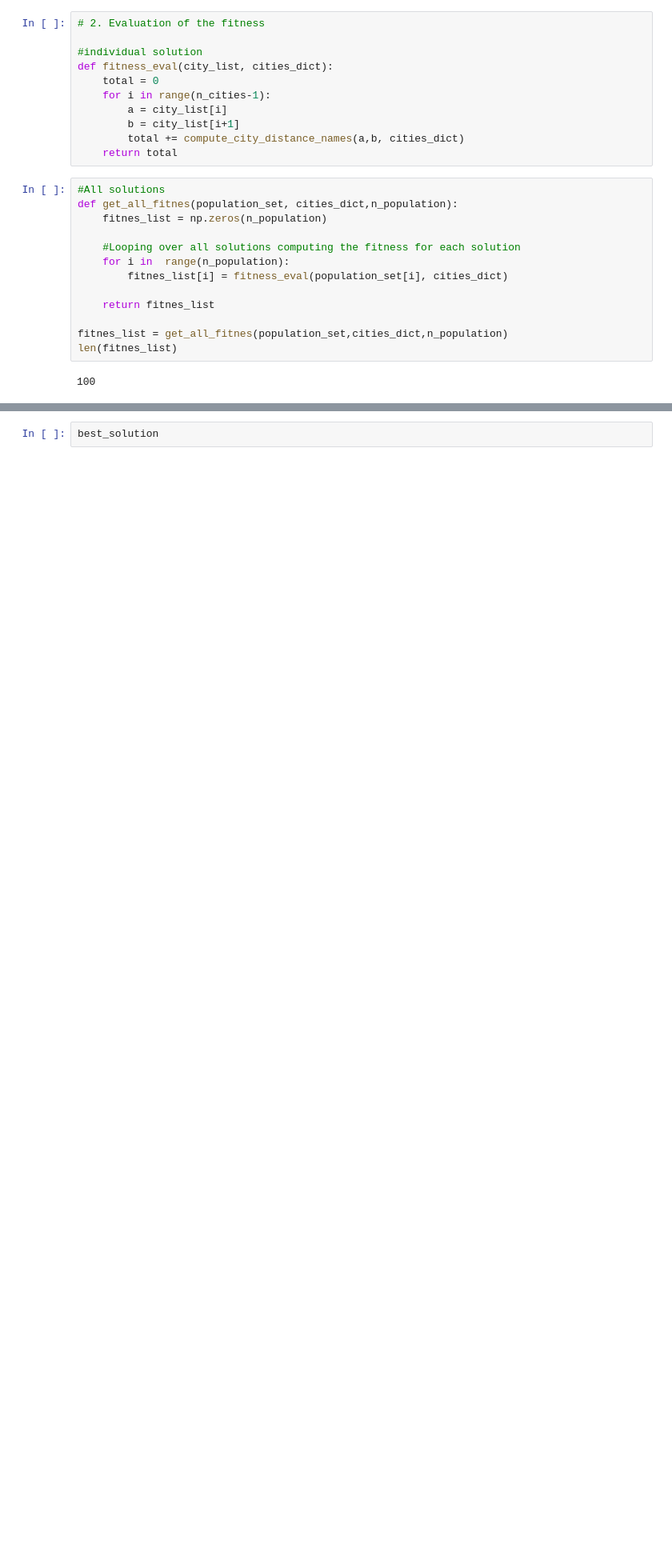
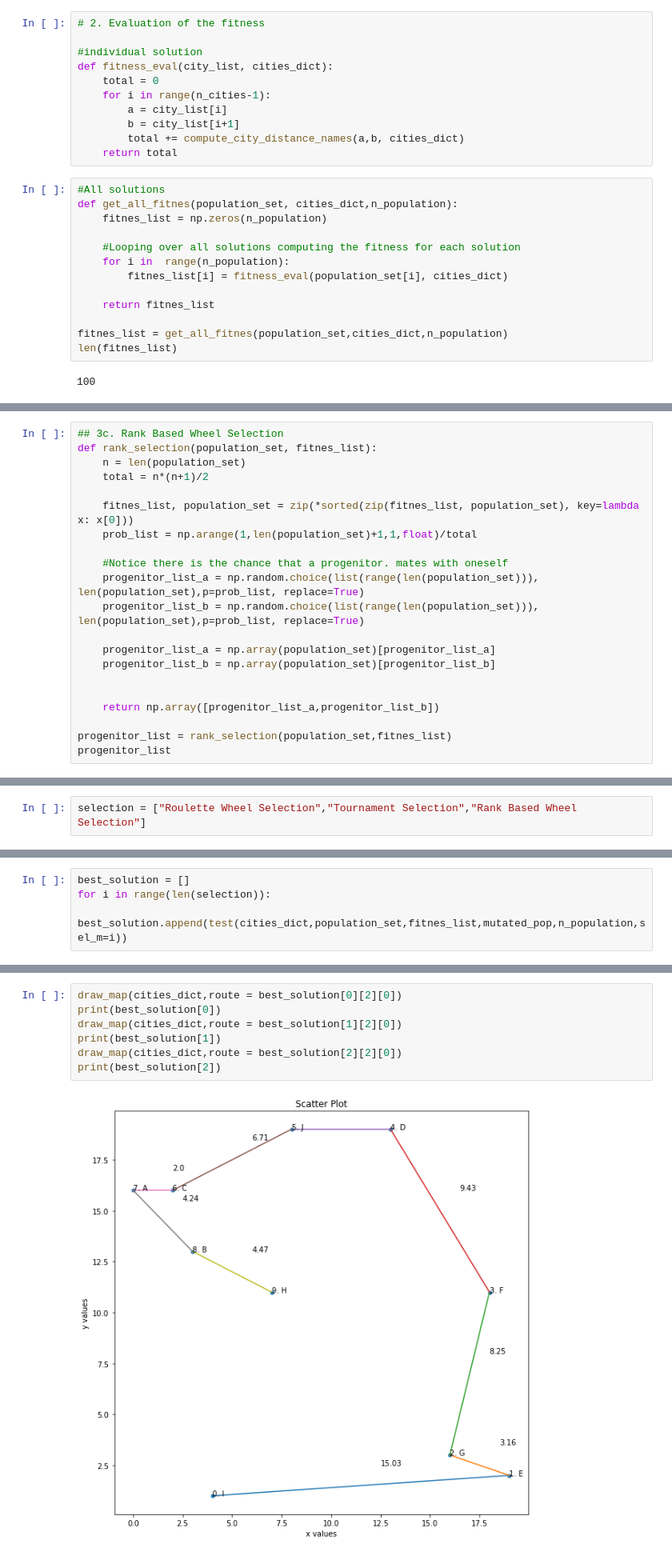
Before and after one commit to CalebThian/Genetic-Algorithm-Basic, a Jupyter notebook: GA.ipynb, the cells around one changed output, grey strips where cells are left out. Shown: that part at 80% size. Drawn from its saved outputs; the diff is of its cells as text; blank space fills up the shorter version.

Commit message:
add rank based wheel selection

```diff
--- a/GA.ipynb
+++ b/GA.ipynb
@@ -198,0 +195,21 @@ array([[['I', 'H', 'E', ..., 'A', 'G', 'D'],
+# %%
+## 3c. Rank Based Wheel Selection
+def rank_selection(population_set, fitnes_list):
+    n = len(population_set)
+    total = n*(n+1)/2
+
+    fitnes_list, population_set = zip(*sorted(zip(fitnes_list, population_set), key=lambda x: x[0]))
+    prob_list = np.arange(1,len(population_set)+1,1,float)/total
+
+    #Notice there is the chance that a progenitor. mates with oneself
+    progenitor_list_a = np.random.choice(list(range(len(population_set))), len(population_set),p=prob_list, replace=True)
+    progenitor_list_b = np.random.choice(list(range(len(population_set))), len(population_set),p=prob_list, replace=True)
+
+    progenitor_list_a = np.array(population_set)[progenitor_list_a]
+    progenitor_list_b = np.array(population_set)[progenitor_list_b]
+
+
+    return np.array([progenitor_list_a,progenitor_list_b])
+
+progenitor_list = rank_selection(population_set,fitnes_list)
+progenitor_list
@@ -247,2 +280,4 @@ array(['E', 'H', 'B', 'I', 'C', 'G', 'F', 'J', 'D', 'A'], dtype='<U1')
+# %%
+selection = ["Roulette Wheel Selection","Tournament Selection","Rank Based Wheel Selection"]
 # %%
 # Everything put together
@@ -274,0 +312,4 @@ for i in range(1000):
+# %%
+best_solution = []
+for i in range(len(selection)):
+    best_solution.append(test(cities_dict,population_set,fitnes_list,mutated_pop,n_population,sel_m=i))
@@ -275,3 +334,9 @@ for i in range(1000):
 # %%
-best_solution
+draw_map(cities_dict,route = best_solution[0][2][0])
+print(best_solution[0])
+draw_map(cities_dict,route = best_solution[1][2][0])
+print(best_solution[1])
+draw_map(cities_dict,route = best_solution[2][2][0])
+print(best_solution[2])
 # %% [output]
+[figure, added]
```
Also changed, not shown: parts of 17 cells of this notebook.
